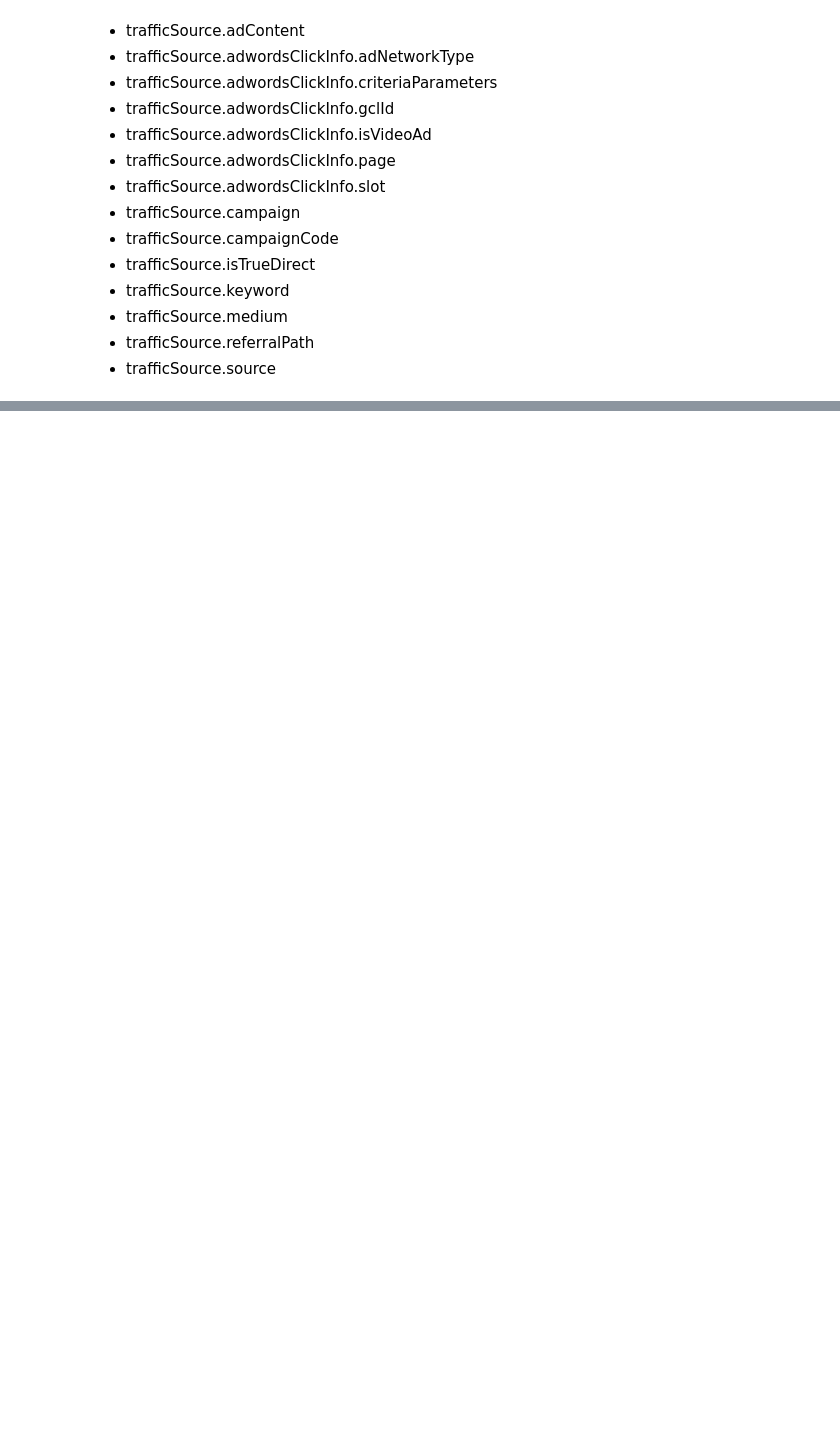
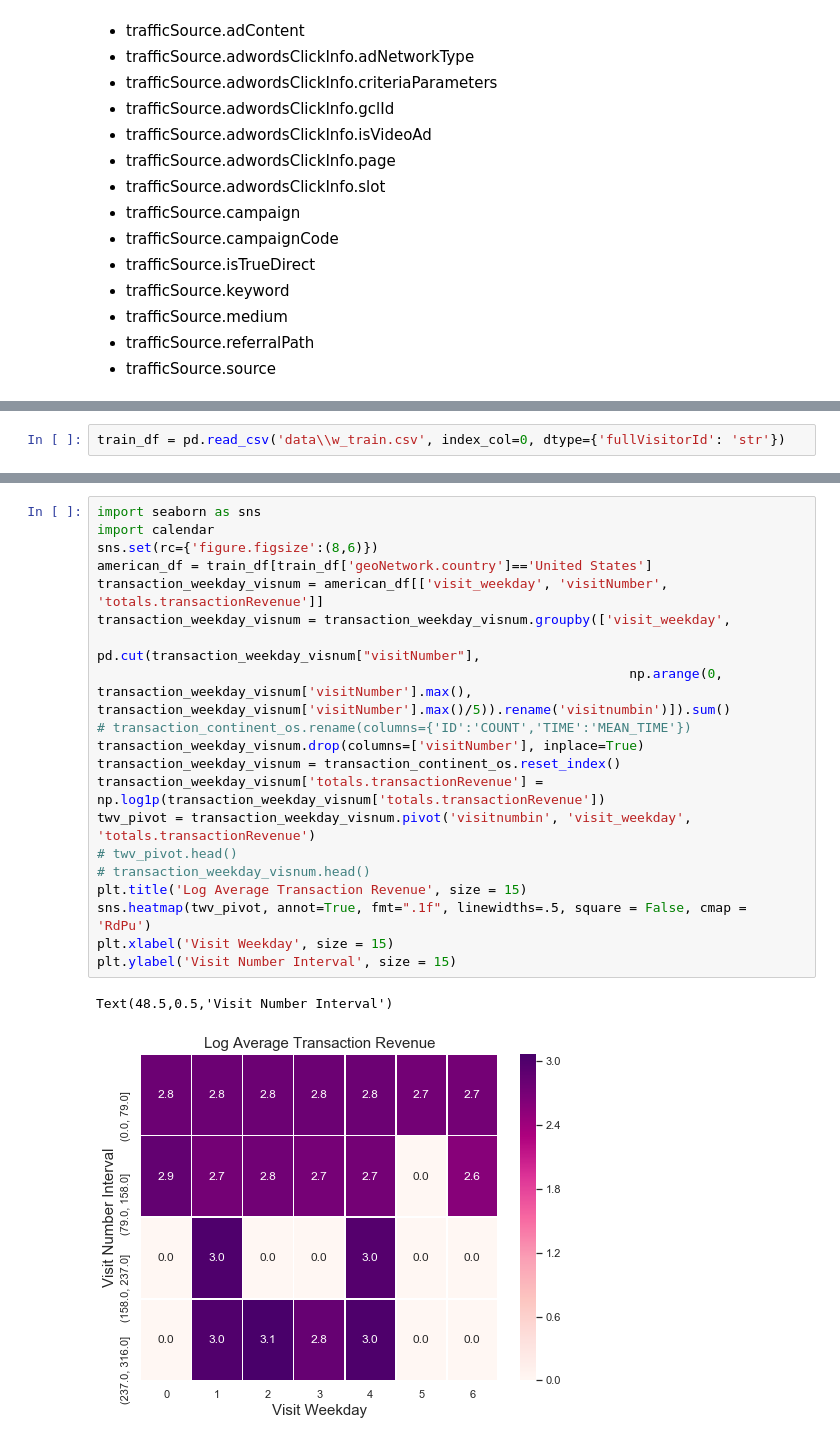
Before and after one commit to elicassion/Google-Analytics-Customer-Revenue-Prediction, a Jupyter notebook: Pipeline.ipynb, the cells around one changed output, grey strips where cells are left out. Saved outputs shown, nothing was run; the diff lists cells and outputs as text; blank space fills up the shorter version.

Commit message:
cleaning data, visual analytics and simple model

```diff
--- a/Pipeline.ipynb
+++ b/Pipeline.ipynb
@@ -225,0 +496,2 @@ Therefore, they can be totally removed from the dataset.
+# %%
+train_df = pd.read_csv('data\\w_train.csv', index_col=0, dtype={'fullVisitorId': 'str'})
@@ -225,0 +527,23 @@ Therefore, they can be totally removed from the dataset.
+# %%
+import seaborn as sns
+import calendar
+sns.set(rc={'figure.figsize':(8,6)})
+american_df = train_df[train_df['geoNetwork.country']=='United States']
+transaction_weekday_visnum = american_df[['visit_weekday', 'visitNumber', 'totals.transactionRevenue']]
+transaction_weekday_visnum = transaction_weekday_visnum.groupby(['visit_weekday',
+                                                             pd.cut(transaction_weekday_visnum["visitNumber"],
+                                                                    np.arange(0, transaction_weekday_visnum['visitNumber'].max(), transaction_weekday_visnum['visitNumber'].max()/5)).rename('visitnumbin')]).sum()
+# transaction_continent_os.rename(columns={'ID':'COUNT','TIME':'MEAN_TIME'})
+transaction_weekday_visnum.drop(columns=['visitNumber'], inplace=True)
+transaction_weekday_visnum = transaction_continent_os.reset_index()
+transaction_weekday_visnum['totals.transactionRevenue'] = np.log1p(transaction_weekday_visnum['totals.transactionRevenue'])
+twv_pivot = transaction_weekday_visnum.pivot('visitnumbin', 'visit_weekday', 'totals.transactionRevenue')
+# twv_pivot.head()
+# transaction_weekday_visnum.head()
+plt.title('Log Average Transaction Revenue', size = 15)
+sns.heatmap(twv_pivot, annot=True, fmt=".1f", linewidths=.5, square = False, cmap = 'RdPu')
+plt.xlabel('Visit Weekday', size = 15)
+plt.ylabel('Visit Number Interval', size = 15)
+# %% [output]
+Text(48.5,0.5,'Visit Number Interval')
+[figure, added]
```
Also changed, not shown: parts of 46 cells of this notebook, 1 other file.
